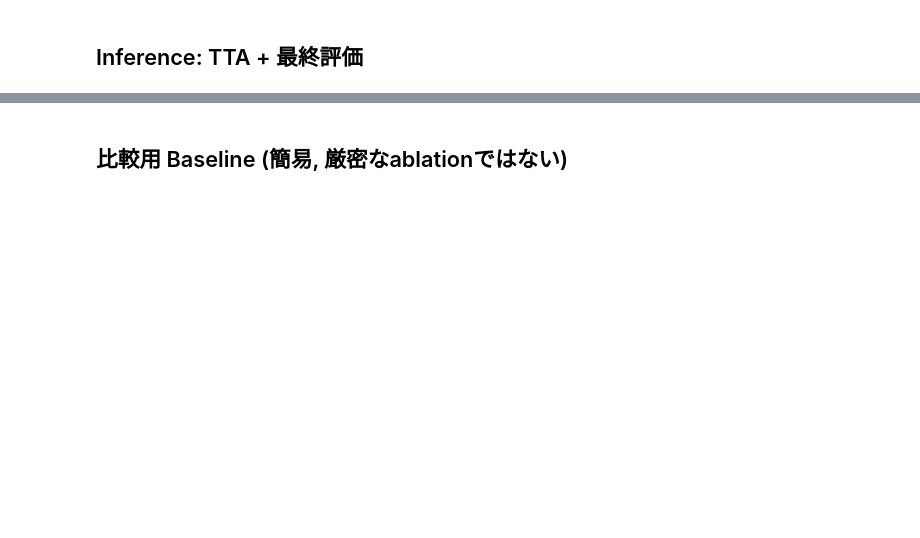
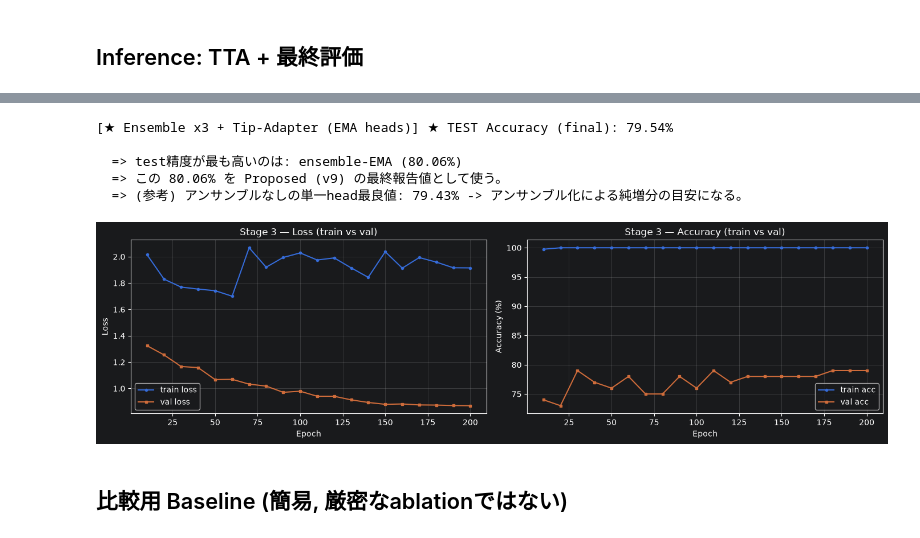
Before and after one commit to nhktankyu2026/risuutankyu2026, a Jupyter notebook: semi_supervised_cifar100.ipynb, the cells around one changed output, grey strips where cells are left out. Drawn from its saved outputs; the diff is of its cells as text; code cells hidden in the pictures; blank space fills up the shorter version.

Commit message:
ensemble and larger clip and others

```diff
--- a/semi_supervised_cifar100.ipynb
+++ b/semi_supervised_cifar100.ipynb
@@ -1331,23 +1866,68 @@ print("  注: val は labeled 100枚 (1枚/クラス) しかなく統計的な
 print("      最終判断は test (10000件) の精度を主指標とする。")
 if history:
     best_ep = max(history, key=lambda h: h[4])
-    print(f"  Best val_acc: {best_ep[4]*100:.1f}%  @ epoch {best_ep[0]} (参考値)")
+    print(f"  Best val_acc: {best_ep[4]*100:.1f}%  @ epoch {best_ep[0]} (参考値、アンサンブル seed0)")
 
-head_best_val = ClassifierHead(cfg).to(cfg.device)
-head_best_val.load_state_dict(torch.load("models/sgan/head_best.pth", map_location=cfg.device, weights_only=True))
+# ---------- (v9/v10 新規) 分類器ヘッドアンサンブルのTTA ----------
+# heads_ensemble / head_emas_ensemble は自己訓練ループの最終ラウンドで
+# cfg.n_cls_ensemble 個学習されたヘッド群 (異なるseed、v10ではCV resplitで異なるtrain/val分割)。
+# v10: CV resplitだとメンバーごとにTip-Adapterキャッシュも異なるため、
+# tip_cache は単一ではなく「headと同じ長さのリスト」(tip_caches) で受け取れるようにする。
+def tta_predict_cached_ensemble(adapter, heads, cache, idx, device=DEVICE, tip_caches=None, tip_w=0.0):
+    """heads (複数のClassifierHead) のTTA予測確率を平均する (アンサンブル)。
+    tip_caches: Noneなら使わない。単一のTipCacheなら全headで共有。リストならhead毎に対応するものを使う。"""
+    if tip_caches is None:
+        tip_list = [None] * len(heads)
+    elif isinstance(tip_caches, (list, tuple)):
+        tip_list = tip_caches
+    else:
+        tip_list = [tip_caches] * len(heads)
+    probs_per_head = [tta_predict_cached(adapter, h, cache, idx, device=device,
+                                         tip_cache=tc, tip_w=tip_w)
+                       for h, tc in zip(heads, tip_list)]
+    return torch.stack(probs_per_head).mean(0)
 
-acc_final         = evaluate_test_cached(adapter, head,         test_cache, test_lbls, label="Head (final)")
-acc_ema           = evaluate_test_cached(adapter, head_ema,      test_cache, test_lbls, label="Head (EMA)")
-acc_best_val      = evaluate_test_cached(adapter, head_best_val, test_cache, test_lbls, label="Head (best-by-val)")
-acc_final_tip     = evaluate_test_cached(adapter, head,         test_cache, test_lbls, label="Head+Tip-Adapter (final)",
-                                         tip_cache=tip_cache, tip_w=cfg.tip_ensemble_w)
-acc_ema_tip       = evaluate_test_cached(adapter, head_ema,      test_cache, test_lbls, label="Head+Tip-Adapter (EMA)",
-                                         tip_cache=tip_cache, tip_w=cfg.tip_ensemble_w)
+def evaluate_test_cached_ensemble(adapter, heads, cache, test_lbls, batch=256, label="",
+                                  device=DEVICE, tip_caches=None, tip_w=0.0):
+    preds = []
+    N = cache.identity.size(0)
+    for i in tqdm(range(0, N, batch), desc=f"TTA-ensemble [{label}]", position=0, leave=True):
+        idx = torch.arange(i, min(i + batch, N))
+        preds.append(tta_predict_cached_ensemble(adapter, heads, cache, idx, device=device,
+                                                  tip_caches=tip_caches, tip_w=tip_w).argmax(1).cpu())
+    preds = torch.cat(preds)
+    acc = (preds == test_lbls).float().mean().item()
+    print(f"[{label}] ★ TEST Accuracy (final): {acc*100:.2f}%")
+    return acc
 
-results = [("final", acc_final), ("EMA", acc_ema), ("best-by-val", acc_best_val),
-          ("final+tip", acc_final_tip), ("EMA+tip", acc_ema_tip)]
-print(f"\n  => test精度が最も高いのは: {max(results, key=lambda x: x[1])[0]} "
-      f"({max(results, key=lambda x: x[1])[1]*100:.2f}%)")
+# 単一head (アンサンブルのseed0) の参考指標 (旧バージョンとの比較・アブレーション用)
+acc_final     = evaluate_test_cached(adapter, head, test_cache, test_lbls, label="Head (single, seed0)")
+acc_ema       = evaluate_test_cached(adapter, head_ema, test_cache, test_lbls, label="Head (EMA, single, seed0)")
+acc_final_tip = evaluate_test_cached(adapter, head, test_cache, test_lbls, label="Head+Tip-Adapter (single, seed0)",
+                                     tip_cache=tip_cache, tip_w=cfg.tip_ensemble_w)
+
+# ★ 本命: 分類器ヘッドアンサンブル(n_cls_ensemble本, 自己訓練ループ後) + Tip-Adapter + TTA
+# v10: tip_caches_ensemble はCV resplit時はメンバーごとに異なるTipCacheのリスト。
+acc_ens         = evaluate_test_cached_ensemble(adapter, heads_ensemble, test_cache, test_lbls,
+                                                label=f"Ensemble x{len(heads_ensemble)} (final heads)")
+acc_ens_ema     = evaluate_test_cached_ensemble(adapter, head_emas_ensemble, test_cache, test_lbls,
+                                                label=f"Ensemble x{len(head_emas_ensemble)} (EMA heads)")
+acc_ens_tip     = evaluate_test_cached_ensemble(adapter, heads_ensemble, test_cache, test_lbls,
+                                                label=f"★ Ensemble x{len(heads_ensemble)} + Tip-Adapter (final heads)",
+                                                tip_caches=tip_caches_ensemble, tip_w=cfg.tip_ensemble_w)
+acc_ens_ema_tip = evaluate_test_cached_ensemble(adapter, head_emas_ensemble, test_cache, test_lbls,
+                                                label=f"★ Ensemble x{len(head_emas_ensemble)} + Tip-Adapter (EMA heads)",
+                                                tip_caches=tip_caches_ensemble, tip_w=cfg.tip_ensemble_w)
+
+results = [("single-final(seed0)", acc_final), ("single-EMA(seed0)", acc_ema),
+          ("single-final+tip(seed0)", acc_final_tip),
+          ("ensemble-final", acc_ens), ("ensemble-EMA", acc_ens_ema),
+          ("ensemble-final+tip", acc_ens_tip), ("ensemble-EMA+tip", acc_ens_ema_tip)]
+best_name, best_acc = max(results, key=lambda x: x[1])
+print(f"\n  => test精度が最も高いのは: {best_name} ({best_acc*100:.2f}%)")
+print(f"  => この {best_acc*100:.2f}% を Proposed (v9) の最終報告値として使う。")
+print(f"  => (参考) アンサンブルなしの単一head最良値: {max(acc_final, acc_ema, acc_final_tip)*100:.2f}% "
+      f"-> アンサンブル化による純増分の目安になる。")
 
 # 学習曲線プロット
 try:
@@ -1375,3 +1955,4 @@ try:
         plt.tight_layout(); plt.show()
 except ImportError:
     pass
+# %% [output]
@@ -1378,3 +1969,9 @@ except ImportError:
+[★ Ensemble x3 + Tip-Adapter (EMA heads)] ★ TEST Accuracy (final): 79.54%
+
+  => test精度が最も高いのは: ensemble-EMA (80.06%)
+  => この 80.06% を Proposed (v9) の最終報告値として使う。
+  => (参考) アンサンブルなしの単一head最良値: 79.43% -> アンサンブル化による純増分の目安になる。
+[figure, added]
 # %% [markdown]
 ## 比較用 Baseline (簡易, 厳密なablationではない)
 # %%
```
Also changed, not shown: parts of 17 cells of this notebook, 26 other files.
